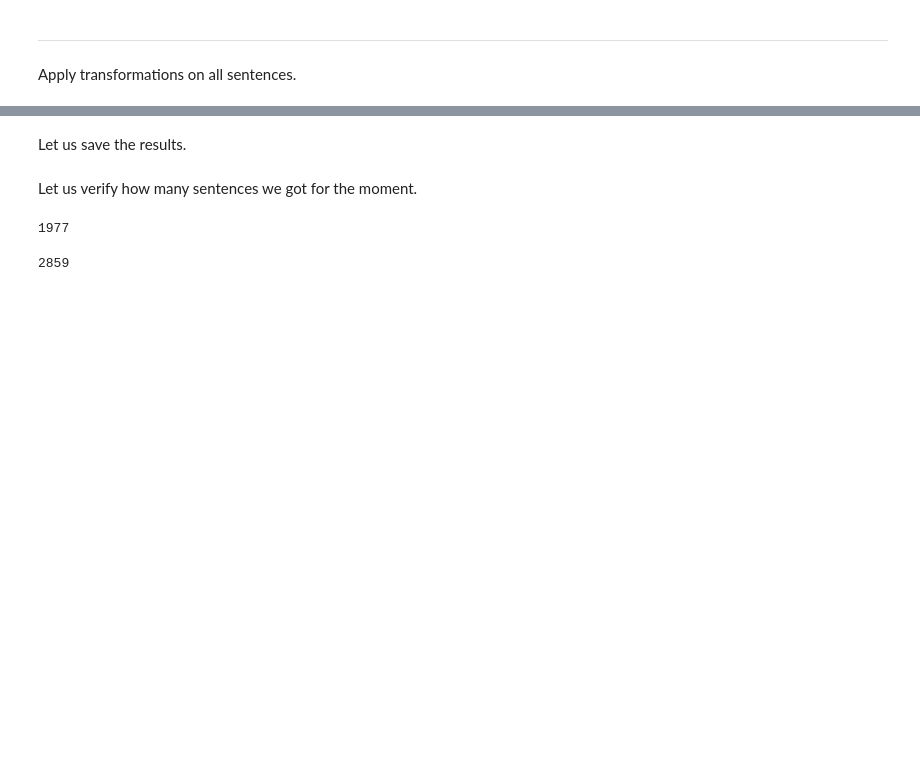
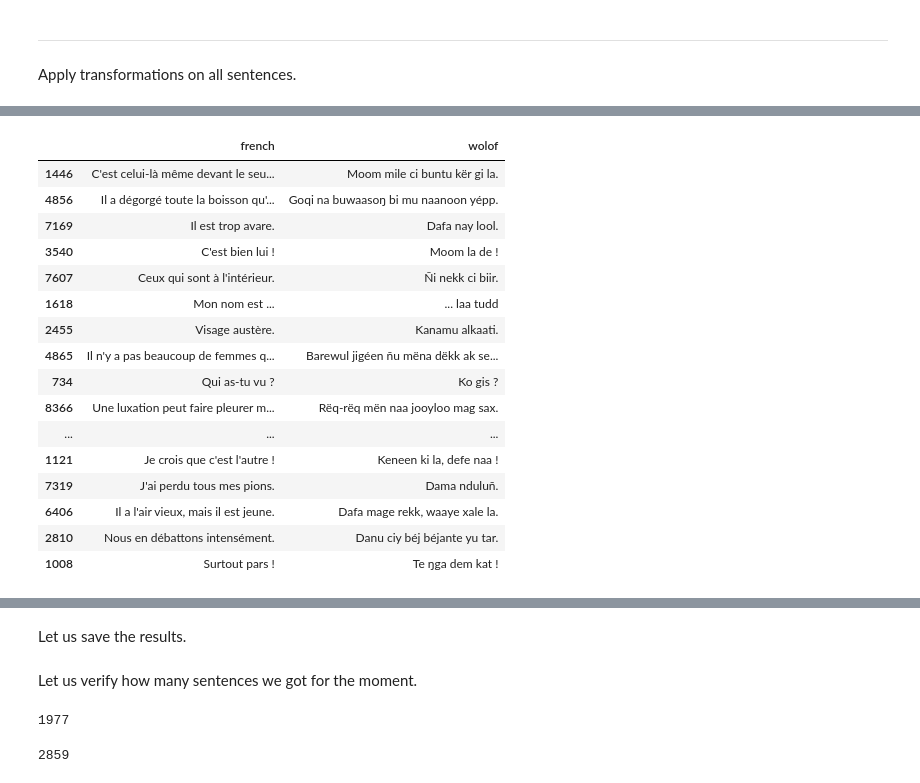
Before and after one commit to Oumar199/Wolof_traduction, a Jupyter notebook: improving_sentences_processing.ipynb, the cells around one changed output, grey strips where cells are left out. Drawn from its saved outputs; the diff is of its cells as text; code cells hidden in the pictures; blank space fills up the shorter version.

```diff
--- a/improving_sentences_processing.ipynb
+++ b/improving_sentences_processing.ipynb
@@ -1416,0 +1753,20 @@ corpora_v7.sample(74)
+# %%
+ad4_sentences.sample(74)
+# %% [output]
+|  | french | wolof |
+| 1446 | C'est celui-là même devant le seu... | Moom mile ci buntu kër gi la. |
+| 4856 | Il a dégorgé toute la boisson qu'... | Goqi na buwaasoŋ bi mu naanoon yépp. |
+| 7169 | Il est trop avare. | Dafa nay lool. |
+| 3540 | C'est bien lui ! | Moom la de ! |
+| 7607 | Ceux qui sont à l'intérieur. | Ñi nekk ci biir. |
+| 1618 | Mon nom est ... | ... laa tudd |
+| 2455 | Visage austère. | Kanamu alkaati. |
+| 4865 | Il n'y a pas beaucoup de femmes q... | Barewul jigéen ñu mëna dëkk ak se... |
+| 734 | Qui as-tu vu ? | Ko gis ? |
+| 8366 | Une luxation peut faire pleurer m... | Rëq-rëq mën naa jooyloo mag sax. |
+| ... | ... | ... |
+| 1121 | Je crois que c'est l'autre ! | Keneen ki la, defe naa ! |
+| 7319 | J'ai perdu tous mes pions. | Dama nduluñ. |
+| 6406 | Il a l'air vieux, mais il est jeune. | Dafa mage rekk, waaye xale la. |
+| 2810 | Nous en débattons intensément. | Danu ciy béj béjante yu tar. |
+| 1008 | Surtout pars ! | Te ŋga dem kat ! |
```
Also changed, not shown: parts of 100 cells of this notebook, 21 other files.
